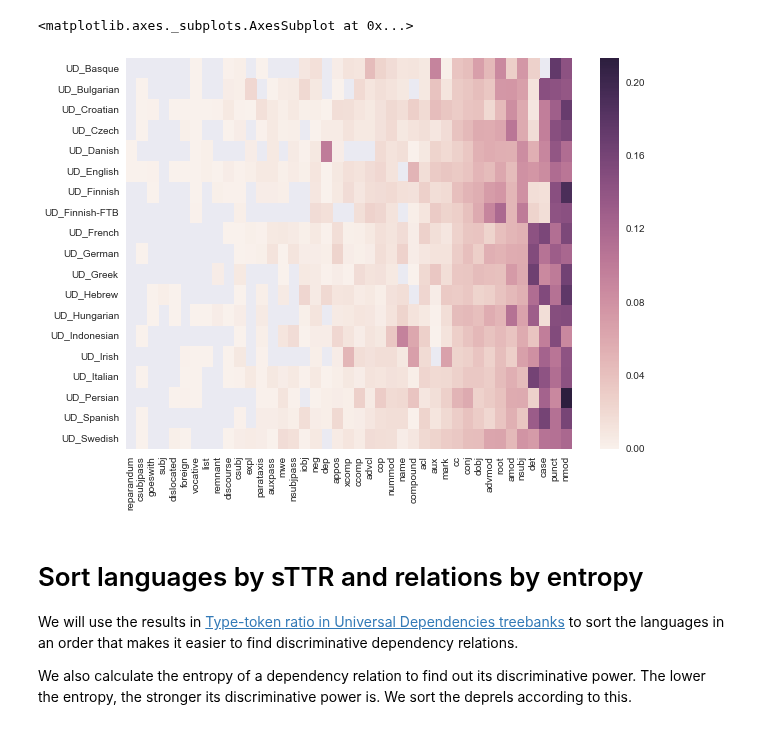
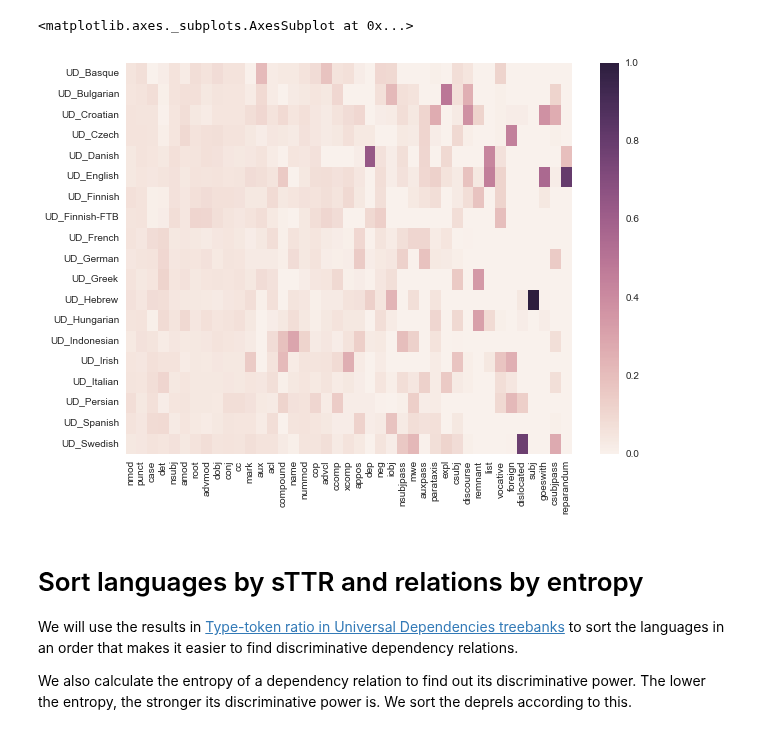
Before and after one commit to jimmycallin/udeval, a Jupyter notebook: notebooks/Dependency distribution in Universal Dependency languages.ipynb, the cells around one changed output. Saved outputs shown, nothing was run; the diff lists cells and outputs as text; code cells hidden in the pictures.

Commit message:
fixed bug with heatmap and made descriptions better

```diff
--- a/notebooks/Dependency distribution in Universal Dependency languages.ipynb
+++ b/notebooks/Dependency distribution in Universal Dependency languages.ipynb
@@ -130,9 +137,11 @@ deprel_per_lang = pd.DataFrame.from_dict(df_dict).transpose()
 # %%
-normalized = deprel_per_lang.div(deprel_per_lang.sum(axis=1), axis=0)
-sns.heatmap(normalized[normalized.sum(axis=0).sort_values().index])
+normalized = deprel_per_lang.div(deprel_per_lang.sum(axis=1), axis=0).fillna(0)
+most_common_rels = normalized.sum(axis=0).sort_values(ascending=False)
+normalized = normalized.div(normalized.sum(axis=0), axis=1)
+sns.heatmap(normalized[most_common_rels.index])
 # %% [output]
 <matplotlib.axes._subplots.AxesSubplot at 0x...>
-[figure, old version]
+[figure, new version]
 # %% [markdown]
 # Sort languages by sTTR and relations by entropy
 
```
Also changed, not shown: parts of 4 cells of this notebook.
